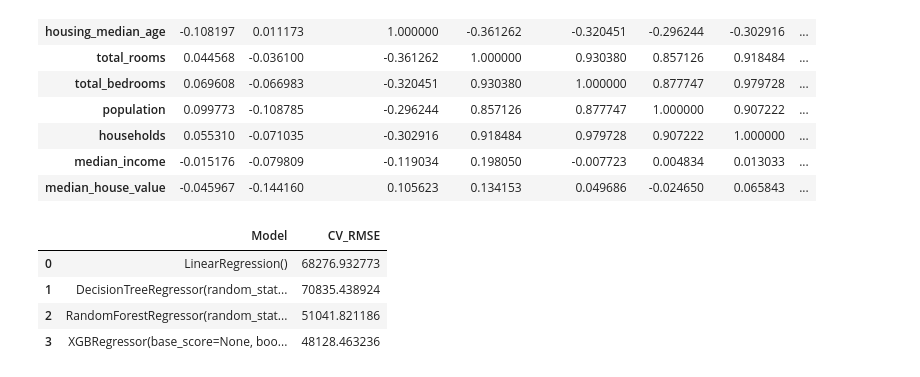
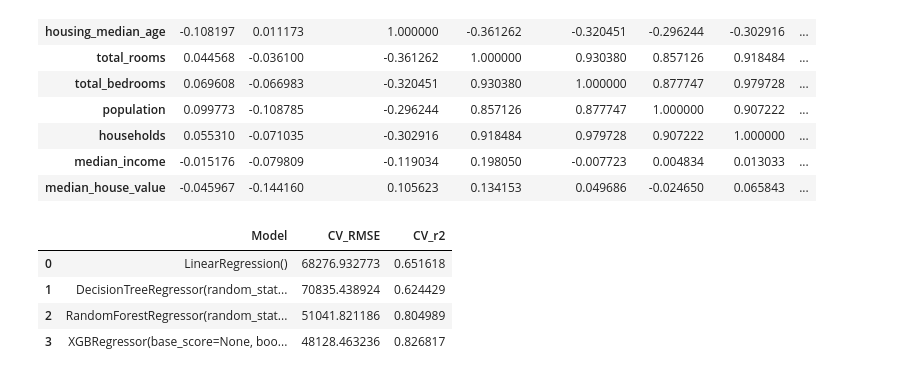
Before and after one commit to Vineetyadav07-42/housing-price-prediction, a Jupyter notebook: notebooks/best_model_selection.ipynb, the cells around one changed output. Cells and saved outputs as stored; diff of their text form; code cells hidden in the pictures.

Commit message:
Update house price prediction model

```diff
--- a/notebooks/best_model_selection.ipynb
+++ b/notebooks/best_model_selection.ipynb
@@ -119,40 +119,42 @@ models = [
 ]
 
 results = []
 
 for model in models:
 
     pipeline = make_pipeline(
         FeatureEngineering(),
         preprocessing,
         model
     )
 
-    scores = cross_val_score(
+    scores = cross_validate(
         pipeline,
         X_train,
         y_train,
         cv=5,
-        scoring='neg_root_mean_squared_error',
+        scoring=['neg_root_mean_squared_error','r2'],
         n_jobs=-1
     )
 
-    rmse = -scores.mean()
+    rmse = -scores['test_neg_root_mean_squared_error'].mean()
+    r_2_score=scores['test_r2'].mean()
 
     results.append([
         model,
-        rmse
+        rmse,
+        r_2_score
     ])
 
 df = pd.DataFrame(
     results,
-    columns=['Model', 'CV_RMSE']
+    columns=['Model', 'CV_RMSE','CV_r2']
 )
 
 df
 # %% [output]
-|  | Model | CV_RMSE |
-| 0 | LinearRegression() | 68276.932773 |
-| 1 | DecisionTreeRegressor(random_stat... | 70835.438924 |
-| 2 | RandomForestRegressor(random_stat... | 51041.821186 |
-| 3 | XGBRegressor(base_score=None, boo... | 48128.463236 |
+|  | Model | CV_RMSE | CV_r2 |
+| 0 | LinearRegression() | 68276.932773 | 0.651618 |
+| 1 | DecisionTreeRegressor(random_stat... | 70835.438924 | 0.624429 |
+| 2 | RandomForestRegressor(random_stat... | 51041.821186 | 0.804989 |
+| 3 | XGBRegressor(base_score=None, boo... | 48128.463236 | 0.826817 |
```
Also changed, not shown: parts of 2 cells of this notebook, 5 other files.
